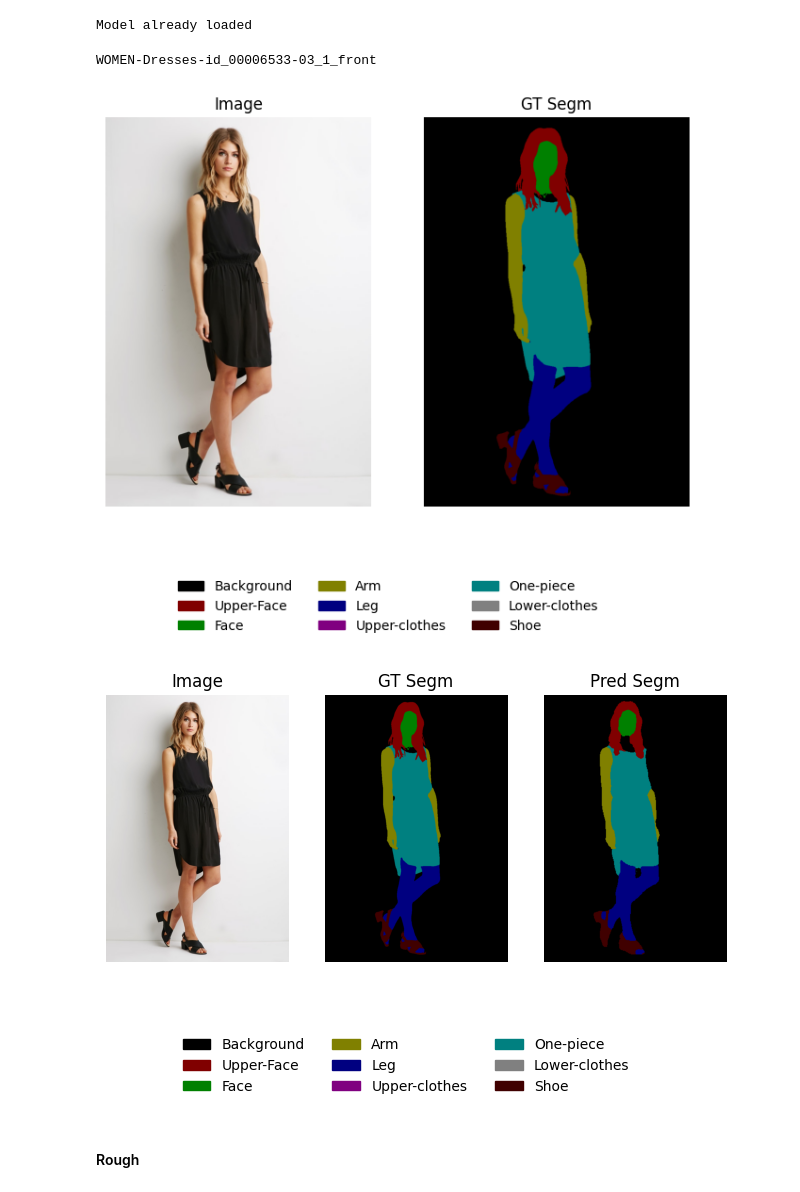
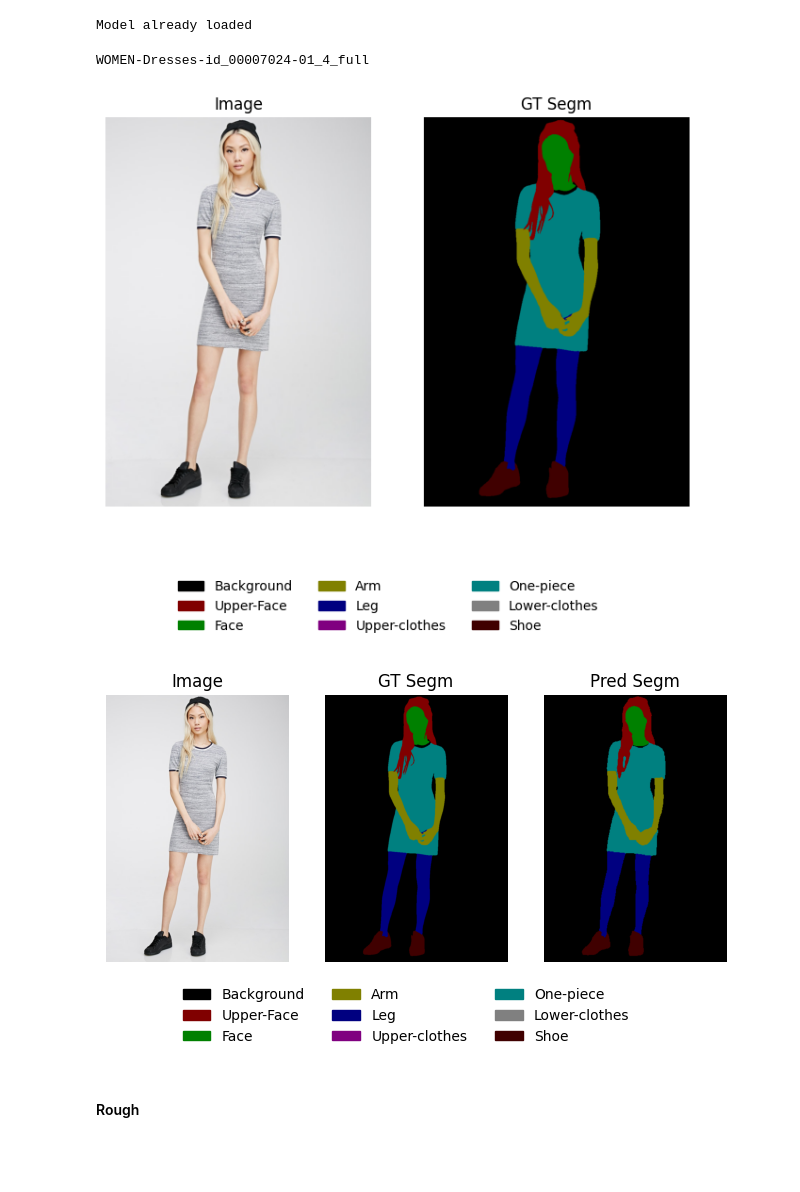
Before and after one commit to JelinR/Self-Correction-Human-Parsing, a Jupyter notebook: rough_work.ipynb, the cells around one changed output. Cells and saved outputs as stored; diff of their text form; code cells hidden in the pictures; blank space fills up the shorter version.

```diff
--- a/rough_work.ipynb
+++ b/rough_work.ipynb
@@ -786,8 +786,9 @@ path = "/mnt/Self-Correction-Human-Parsing/log/schp_stand/loss_per_epoch.txt"
 
 # path = "/mnt/Self-Correction-Human-Parsing/log/segformer_small/mit_b4/loss_per_epoch.txt"
 
-# path = "/mnt/Self-Correction-Human-Parsing/log/segformer_big/lip_train/loss_per_epoch.txt"
+path = "/mnt/Self-Correction-Human-Parsing/log/segformer_big/lip_train/loss_per_epoch.txt"
 path = "/mnt/Self-Correction-Human-Parsing/log/segformer_big/finetune_phase_1/loss_per_epoch.txt"
+path = "/mnt/Self-Correction-Human-Parsing/log/segformer_big/finetune_phase_2/loss_per_epoch.txt"
 
 with open(path, "r") as f:
     data = f.readlines()
@@ -1659,6 +1661,8 @@ im_id = None
 # %%
 arch = "segformer_mit_b4"
-model_restore = 'log/segformer_big/lip_train/schp_4_checkpoint.pth.tar'
+# model_restore = 'log/segformer_big/lip_train/schp_4_checkpoint.pth.tar'
+# model_restore = 'log/segformer_big/finetune_phase_1/schp_3_checkpoint.pth.tar'
+model_restore = 'log/segformer_big/finetune_phase_2/checkpoint.pth.tar'
 
 data_dir = "./data/DeepFashion_Multi/DeepFashion_merged/"
 
@@ -1667,12 +1671,14 @@ do_mapping = False
 crop_size = [512, 384]
 
 im_id = None
-# im_id = "WOMEN-Tees_Tanks-id_00003558-15_7_additional"    #Good result
-# im_id = "WOMEN-Tees_Tanks-id_00007616-02_4_full"          #Good result
+im_id = "WOMEN-Tees_Tanks-id_00003194-01_4_full"
+im_id = "WOMEN-Tees_Tanks-id_00003558-15_7_additional"    #Good result
+im_id = "WOMEN-Tees_Tanks-id_00007616-02_4_full"          #Good result
 # im_id = "WOMEN-Dresses-id_00006533-03_1_front"            #Good result
-# im_id = "WOMEN-Skirts-id_00006463-07_4_full"              #Misclassification
-# im_id = "WOMEN-Dresses-id_00007024-01_4_full"             #Misclassification
+im_id = "WOMEN-Skirts-id_00006463-07_4_full"              #Misclassification
+im_id = "WOMEN-Dresses-id_00007024-01_4_full"             #Misclassification
 # im_id = "WOMEN-Tees_Tanks-id_00000407-03_3_back"          #Misclassification
+
 
 patches = merged_legend_patches
 palette = merged_palette
@@ -1679,7 +1687,9 @@ palette = merged_palette
 # %%
 try:
-    if model:
+    if model is not None:
         print(f"Model already loaded")
+    else:
+        model, data_transform = init_model(arch, model_restore, num_classes)
 except:
     model, data_transform = init_model(arch, model_restore, num_classes)
 # %% [output]
@@ -1715,34 +1725,34 @@ fig.legend(handles=patches,
 plt.subplots_adjust(top = 1.5)
 plt.show()
 # %% [output]
-WOMEN-Dresses-id_00006533-03_1_front
+WOMEN-Dresses-id_00007024-01_4_full
-[figure, old version]
+[figure, new version]
 # %%
 pred = get_pred(model, im_model, crop_size, meta, palette)
 
 fig, ax = plt.subplots(1, 3, figsize=(8, 5))
 
 plots = [im, segm, pred]
 titles = ["Image", "GT Segm", "Pred Segm"]
 
 for i in range(len(plots)):
     ax[i].imshow(plots[i])
     ax[i].set_axis_off()
     ax[i].set_title(titles[i])
 
 #Plotting Legend
 ncol = math.ceil(num_classes / 4)  # 3 rows
 fig.legend(handles=patches,
            loc="lower center",
            ncol=ncol,
            frameon=False,
            bbox_to_anchor=(0.5, 0.1))  # push a bit below the axes
 
 # leave space for the legend
-plt.subplots_adjust(top = 1.2)
+plt.subplots_adjust(top = 1.)
 plt.show()
 # %% [output]
-[figure, old version]
+[figure, new version]
 # %% [markdown]
 #### Rough
 # %%
```
Also changed, not shown: parts of 5 cells of this notebook.
